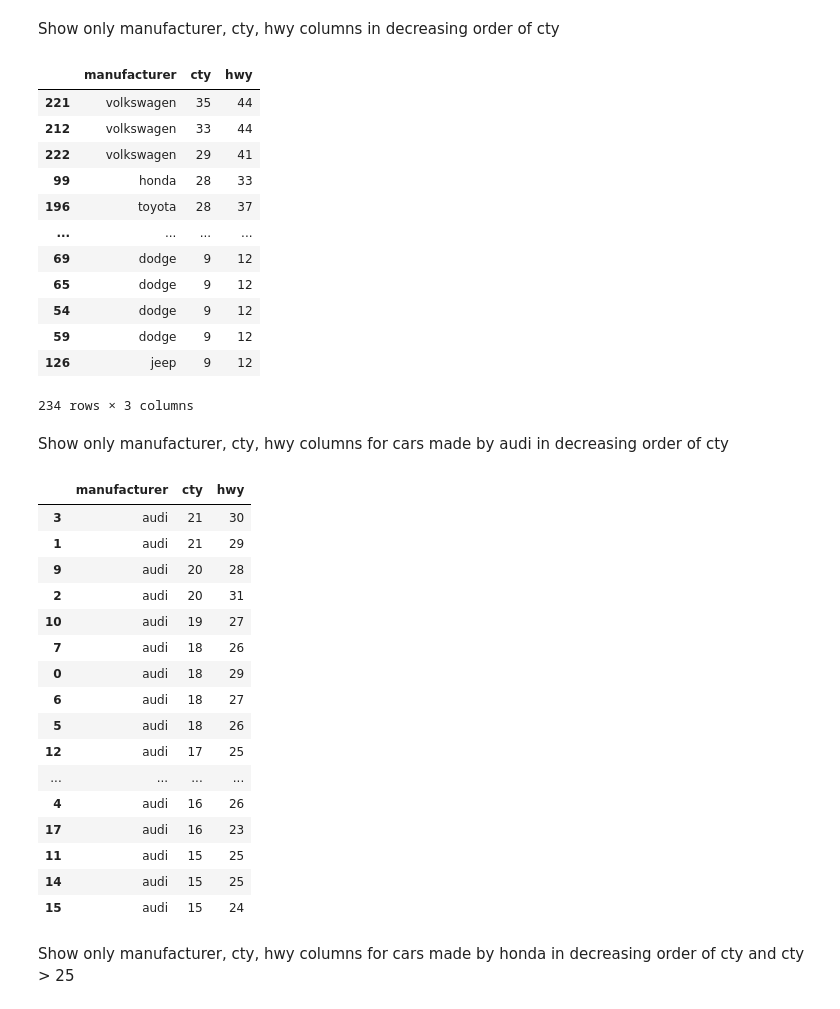
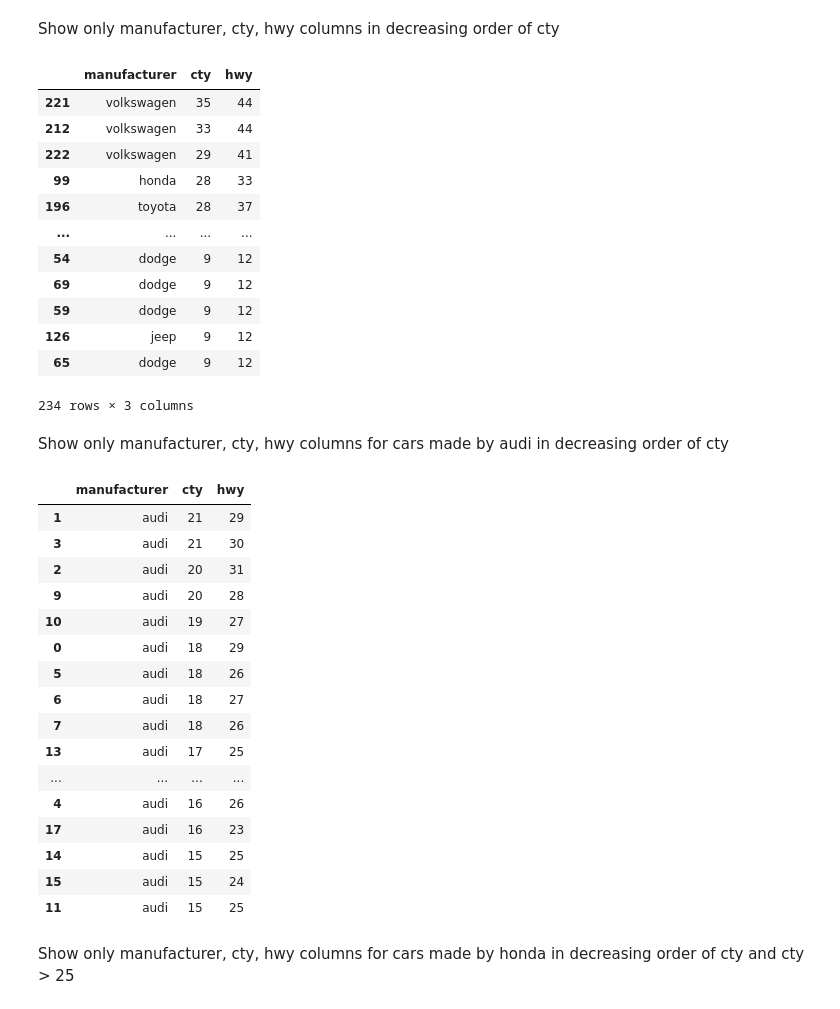
Before and after one commit to Avelez164/Data-Science-Big-Data, a Jupyter notebook: wrangling_pandas.ipynb, the cells around one changed output. Saved outputs shown, nothing was run; the diff lists cells and outputs as text; code cells hidden in the pictures.

```diff
--- a/wrangling_pandas.ipynb
+++ b/wrangling_pandas.ipynb
@@ -169,7 +212,11 @@ mpg[['manufacturer', 'cty', 'hwy']].sort_values(by=['cty', 'hwy'], ascending=[Tr
 # %% [markdown]
 Show only manufacturer, cty, hwy columns in decreasing order of cty
 # %%
-mpg[['manufacturer', 'cty', 'hwy']].sort_values(by='cty', ascending=False)
+(
+    mpg
+    .filter(['manufacturer', 'cty', 'hwy'])
+    .sort_values('cty', key=lambda city:-city)
+)
 # %% [output]
 |  | manufacturer | cty | hwy |
 | 221 | volkswagen | 35 | 44 |
@@ -178,34 +225,39 @@ mpg[['manufacturer', 'cty', 'hwy']].sort_values(by='cty', ascending=False)
 | 99 | honda | 28 | 33 |
 | 196 | toyota | 28 | 37 |
 | ... | ... | ... | ... |
+| 54 | dodge | 9 | 12 |
 | 69 | dodge | 9 | 12 |
-| 65 | dodge | 9 | 12 |
-| 54 | dodge | 9 | 12 |
 | 59 | dodge | 9 | 12 |
 | 126 | jeep | 9 | 12 |
+| 65 | dodge | 9 | 12 |
 234 rows × 3 columns
 # %% [markdown]
 Show only manufacturer, cty, hwy columns for cars made by audi in decreasing order of cty
 # %%
-mpg[mpg['manufacturer'] == 'audi'][['manufacturer', 'cty', 'hwy']].sort_values(by='cty', ascending=False)
+(
+    mpg
+    .query('manufacturer == "audi"')
+    .filter(['manufacturer', 'cty', 'hwy'])
+    .sort_values('cty', key=lambda city:-city)
+)
 # %% [output]
 |  | manufacturer | cty | hwy |
+| 1 | audi | 21 | 29 |
 | 3 | audi | 21 | 30 |
-| 1 | audi | 21 | 29 |
+| 2 | audi | 20 | 31 |
 | 9 | audi | 20 | 28 |
-| 2 | audi | 20 | 31 |
 | 10 | audi | 19 | 27 |
+| 0 | audi | 18 | 29 |
+| 5 | audi | 18 | 26 |
+| 6 | audi | 18 | 27 |
 | 7 | audi | 18 | 26 |
-| 0 | audi | 18 | 29 |
-| 6 | audi | 18 | 27 |
-| 5 | audi | 18 | 26 |
-| 12 | audi | 17 | 25 |
+| 13 | audi | 17 | 25 |
 | ... | ... | ... | ... |
 | 4 | audi | 16 | 26 |
 | 17 | audi | 16 | 23 |
-| 11 | audi | 15 | 25 |
 | 14 | audi | 15 | 25 |
 | 15 | audi | 15 | 24 |
+| 11 | audi | 15 | 25 |
 # %% [markdown]
 Show only manufacturer, cty, hwy columns for cars made by honda in decreasing order of cty and cty > 25
 # %%
```
Also changed, not shown: parts of 11 cells of this notebook.
